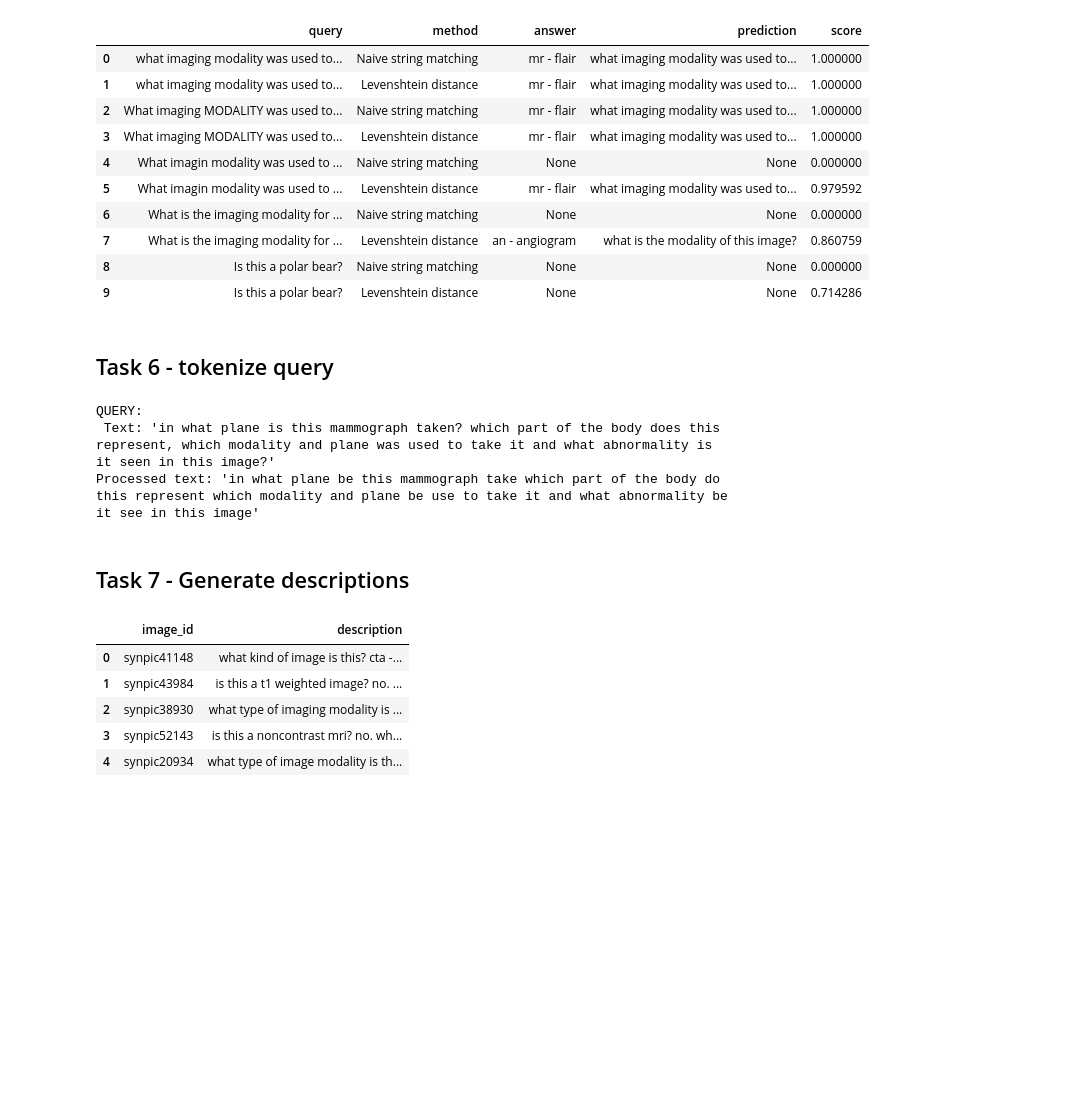
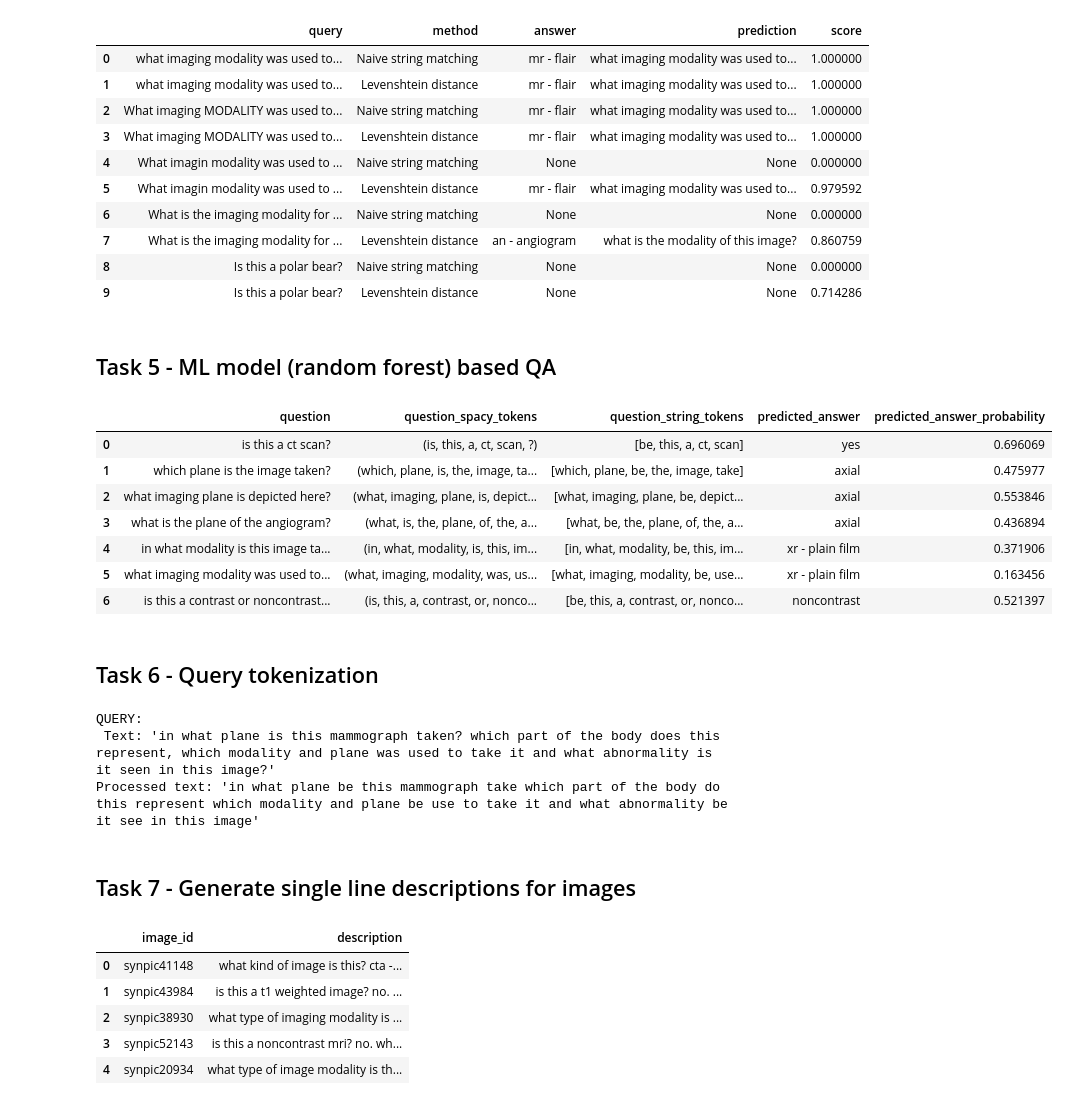
Before and after one commit to skupsala/VQA-Med-2019-project, a Jupyter notebook: notebooks/skupsala.ipynb, the cells around one changed output. Saved outputs shown, nothing was run; the diff lists cells and outputs as text; code cells hidden in the pictures; blank space fills up the shorter version.

Commit message:
Add random forest based ML model
Also cleans titles on the notebook

```diff
--- a/notebooks/skupsala.ipynb
+++ b/notebooks/skupsala.ipynb
@@ -202,5 +121,0 @@ LEMMATIZE = True
-# %%
-def preprocess_df(df, remove_punctuation=False, remove_stopwords=False, lemmatize=False):
-    fields = ['question', 'answer']
-    for field in fields:
-        df[f"{field}_string_tokens"] = df[f"{field}_spacy_tokens"].apply(lambda x: string_tokenize(x, remove_punctuation, remove_stopwords, lemmatize))
@@ -222,0 +222,4 @@ df.head(10)
+# %%
+def preprocess_df(df, tobe_tokenized_fields, remove_punctuation=False, remove_stopwords=False, lemmatize=False):
+    for field in tobe_tokenized_fields:
+        df[f"{field}_string_tokens"] = df[f"{field}_spacy_tokens"].apply(lambda x: string_tokenize(x, remove_punctuation, remove_stopwords, lemmatize))
@@ -280,3 +299,5 @@ query_matching_df.head(10)
 | 7 | What is the imaging modality for ... | Levenshtein distance | an - angiogram | what is the modality of this image? | 0.860759 |
 | 8 | Is this a polar bear? | Naive string matching | None | None | 0.000000 |
 | 9 | Is this a polar bear? | Levenshtein distance | None | None | 0.714286 |
+# %% [markdown]
+## Task 5 - ML model (random forest) based QA
@@ -283,2 +372,15 @@ query_matching_df.head(10)
+# %%
+model, Y_label_encoder = create_model(df)
+# %%
+predict_answers(['is this a ct scan?', 'which plane is the image taken?', 'what imaging plane is depicted here?', 'what is the plane of the angiogram?', 'in what modality is this image taken?', 'what imaging modality was used to take this image?', 'is this a contrast or noncontrast ct?'], model, Y_label_encoder)
+# %% [output]
+|  | question | question_spacy_tokens | question_string_tokens | predicted_answer | predicted_answer_probability |
+| 0 | is this a ct scan? | (is, this, a, ct, scan, ?) | [be, this, a, ct, scan] | yes | 0.696069 |
+| 1 | which plane is the image taken? | (which, plane, is, the, image, ta... | [which, plane, be, the, image, take] | axial | 0.475977 |
+| 2 | what imaging plane is depicted here? | (what, imaging, plane, is, depict... | [what, imaging, plane, be, depict... | axial | 0.553846 |
+| 3 | what is the plane of the angiogram? | (what, is, the, plane, of, the, a... | [what, be, the, plane, of, the, a... | axial | 0.436894 |
+| 4 | in what modality is this image ta... | (in, what, modality, is, this, im... | [in, what, modality, be, this, im... | xr - plain film | 0.371906 |
+| 5 | what imaging modality was used to... | (what, imaging, modality, was, us... | [what, imaging, modality, be, use... | xr - plain film | 0.163456 |
+| 6 | is this a contrast or noncontrast... | (is, this, a, contrast, or, nonco... | [be, this, a, contrast, or, nonco... | noncontrast | 0.521397 |
 # %% [markdown]
-## Task 6 - tokenize query
+## Task 6 - Query tokenization
@@ -313,7 +415,7 @@ QUERY:
  Text: 'in what plane is this mammograph taken? which part of the body does this represent, which modality and plane was used to take it and what abnormality is it seen in this image?'
 Processed text: 'in what plane be this mammograph take which part of the body do this represent which modality and plane be use to take it and what abnormality be it see in this image'
 # %% [markdown]
-## Task 7 - Generate descriptions
+## Task 7 - Generate single line descriptions for images
 # %%
 df['qa'] = df[['question', 'answer']].agg(' '.join, axis=1)
 # %%
```
Also changed, not shown: parts of 37 cells of this notebook.
